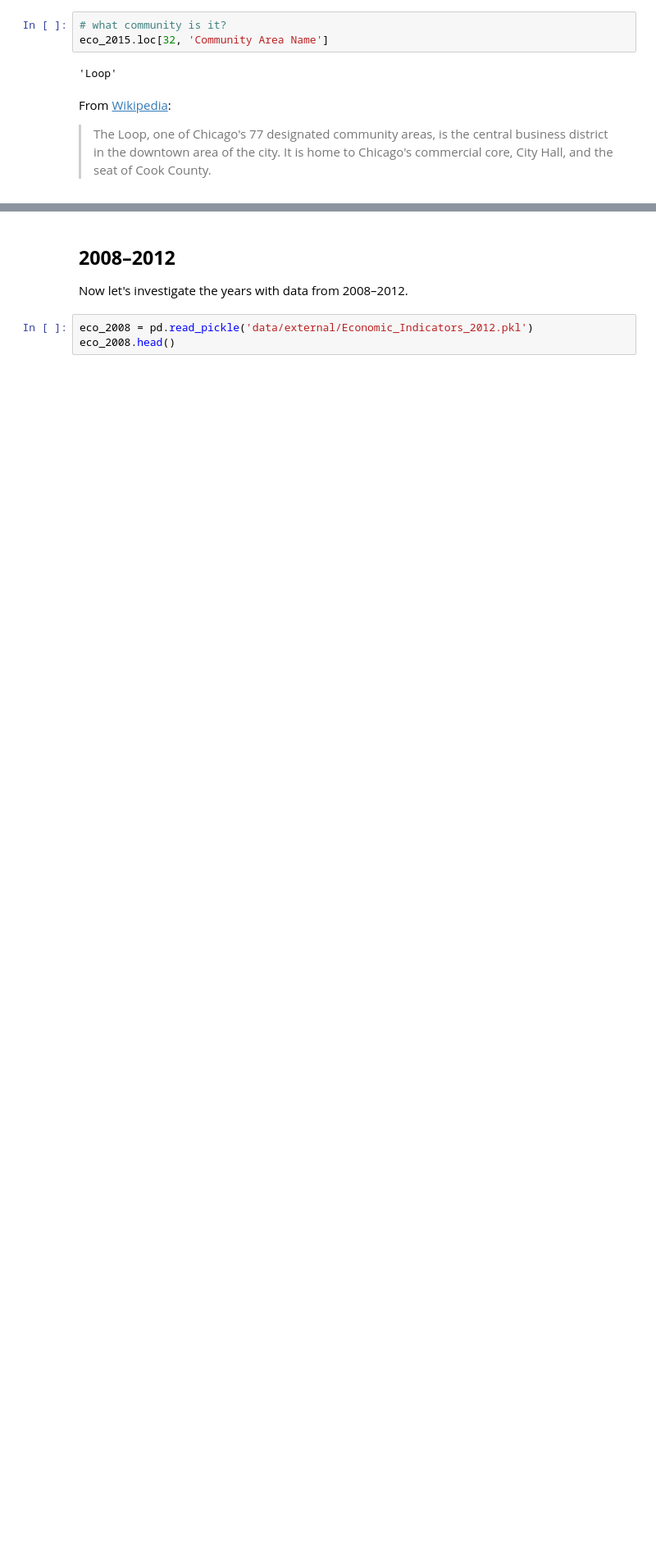
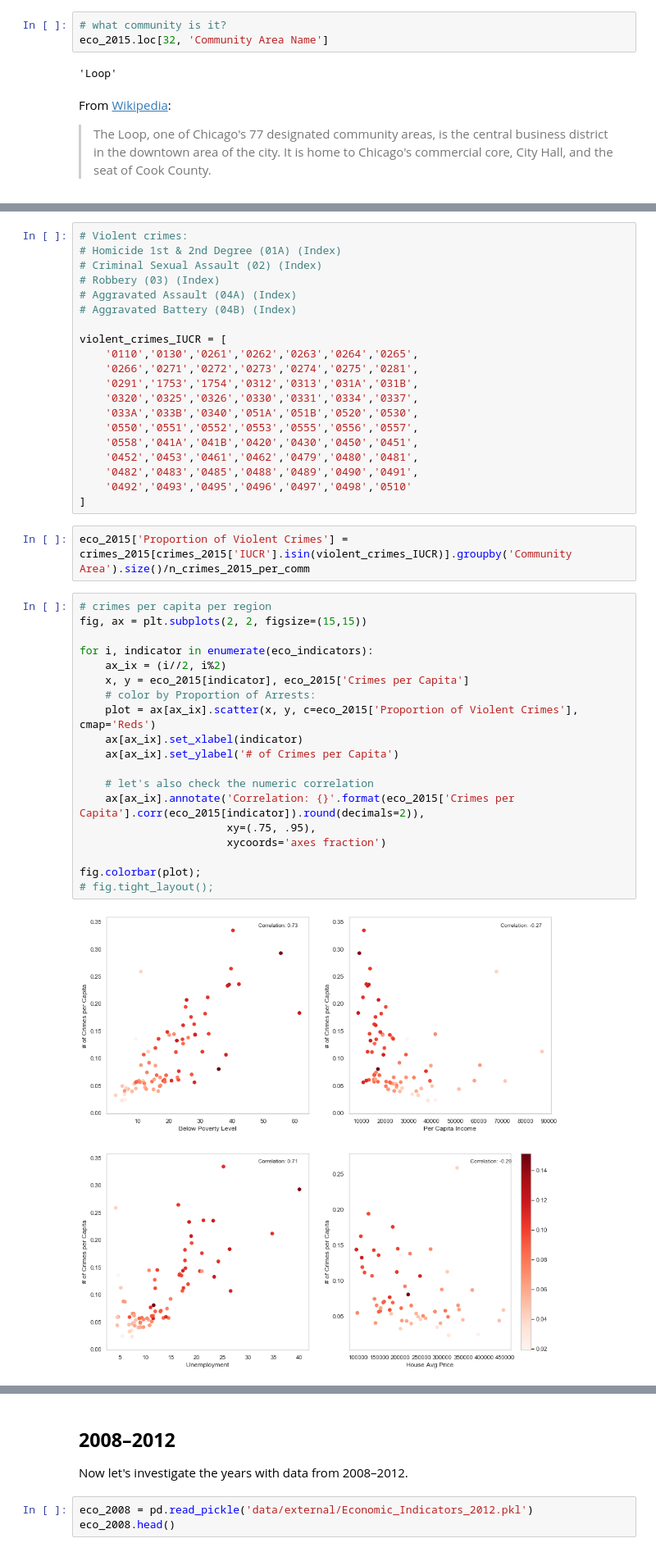
Before and after one commit to vbernardes/chicago-crime-dataviz, a Jupyter notebook: Economic Indicators.ipynb, the cells around one changed output, grey strips where cells are left out. Shown at 82% size. Saved outputs shown, nothing was run; the diff lists cells and outputs as text; blank space fills up the shorter version.

```diff
--- a/Economic Indicators.ipynb
+++ b/Economic Indicators.ipynb
@@ -138,0 +195,43 @@ From [Wikipedia](https://en.wikipedia.org/wiki/Chicago_Loop):
+# %%
+# Violent crimes:
+# Homicide 1st & 2nd Degree (01A) (Index)
+# Criminal Sexual Assault (02) (Index)
+# Robbery (03) (Index)
+# Aggravated Assault (04A) (Index)
+# Aggravated Battery (04B) (Index)
+
+violent_crimes_IUCR = [
+    '0110','0130','0261','0262','0263','0264','0265',
+    '0266','0271','0272','0273','0274','0275','0281',
+    '0291','1753','1754','0312','0313','031A','031B',
+    '0320','0325','0326','0330','0331','0334','0337',
+    '033A','033B','0340','051A','051B','0520','0530',
+    '0550','0551','0552','0553','0555','0556','0557',
+    '0558','041A','041B','0420','0430','0450','0451',
+    '0452','0453','0461','0462','0479','0480','0481',
+    '0482','0483','0485','0488','0489','0490','0491',
+    '0492','0493','0495','0496','0497','0498','0510'
+]
+# %%
+eco_2015['Proportion of Violent Crimes'] = crimes_2015[crimes_2015['IUCR'].isin(violent_crimes_IUCR)].groupby('Community Area').size()/n_crimes_2015_per_comm
+# %%
+# crimes per capita per region
+fig, ax = plt.subplots(2, 2, figsize=(15,15))
+
+for i, indicator in enumerate(eco_indicators):
+    ax_ix = (i//2, i%2)
+    x, y = eco_2015[indicator], eco_2015['Crimes per Capita']
+    # color by Proportion of Arrests:
+    plot = ax[ax_ix].scatter(x, y, c=eco_2015['Proportion of Violent Crimes'], cmap='Reds')
+    ax[ax_ix].set_xlabel(indicator)
+    ax[ax_ix].set_ylabel('# of Crimes per Capita')
+
+    # let's also check the numeric correlation
+    ax[ax_ix].annotate('Correlation: {}'.format(eco_2015['Crimes per Capita'].corr(eco_2015[indicator]).round(decimals=2)),
+                       xy=(.75, .95),
+                       xycoords='axes fraction')
+
+fig.colorbar(plot);
+# fig.tight_layout();
+# %% [output]
+[figure, added]
```
Also changed, not shown: parts of 12 cells of this notebook.
